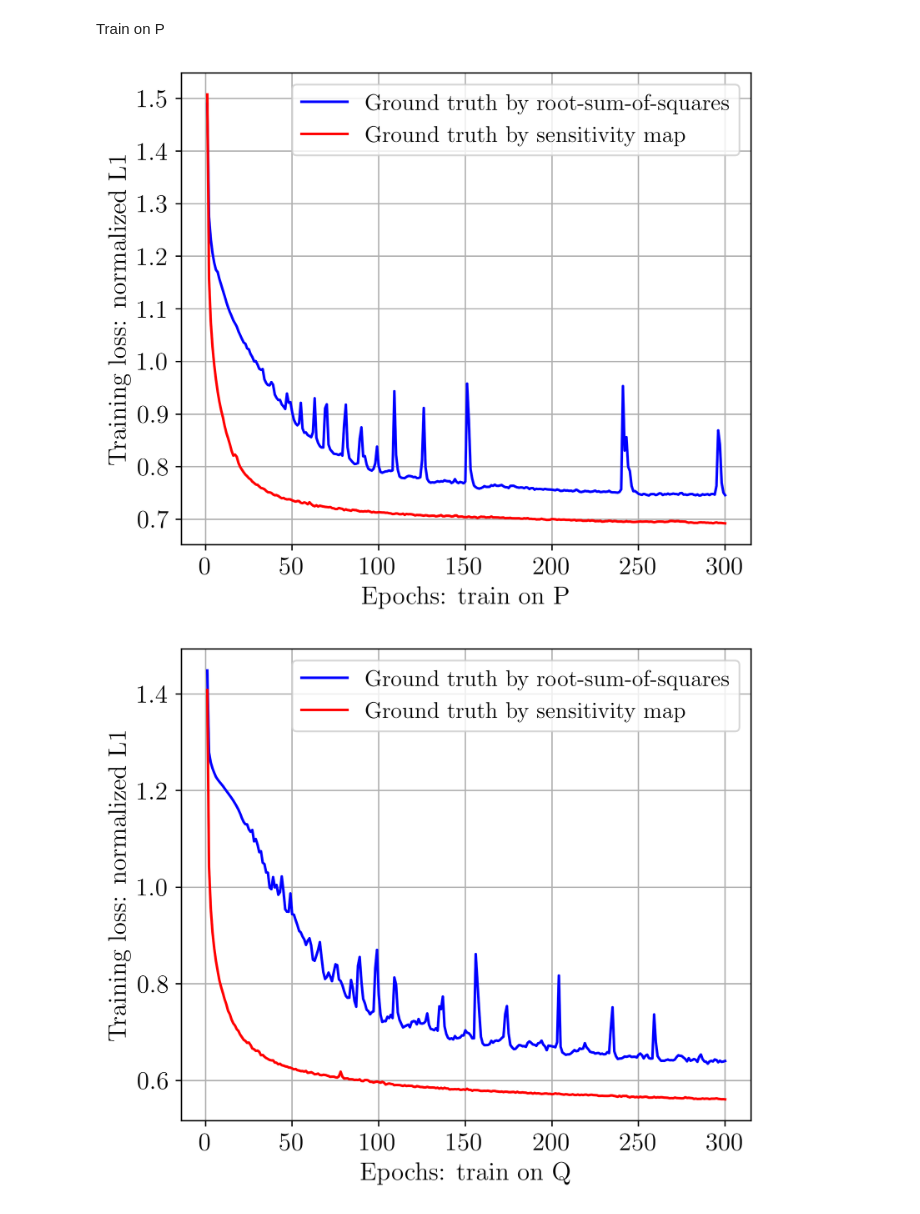
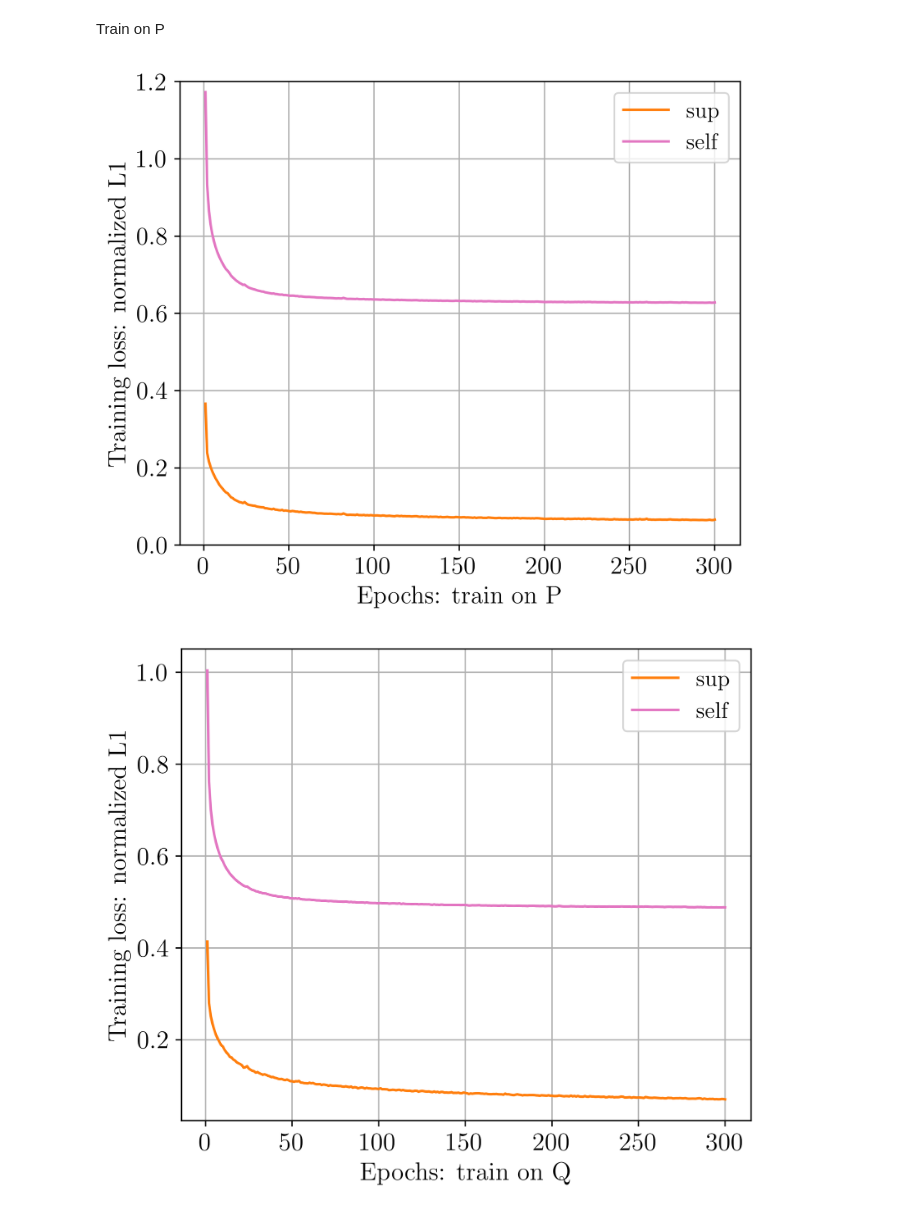
Before and after one commit to ChengYan97/metaMRI, a Jupyter notebook: thesis/revisit_TTT/balance/plot_balance.ipynb, the cells around one changed output. Cells and saved outputs as stored; diff of their text form; code cells hidden in the pictures.

```diff
--- a/thesis/revisit_TTT/balance/plot_balance.ipynb
+++ b/thesis/revisit_TTT/balance/plot_balance.ipynb
@@ -28,33 +28,35 @@ Train on P
 # %%
 filename1 = f"/cheng/metaMRI/metaMRI/thesis/revisit_TTT/balance/run-metaMRI_save_E_tttpaper_sensmap_joint(l1_1e-5)P_T300_300epoch-tag-Training normalized L1 - sup loss.csv"
 df1 = pd.read_csv(filename1)
 filename2 = f"/cheng/metaMRI/metaMRI/thesis/revisit_TTT/balance/run-metaMRI_save_E_tttpaper_sensmap_joint(l1_1e-5)P_T300_300epoch-tag-Training normalized L1 - self loss.csv"
 df2 = pd.read_csv(filename2)
 
 plt.figure(figsize=(6,5),dpi=400)
 # alpha: transparency
 plt.plot(range(1, 301), df1['Value'], color=colors[7], label='sup')
 plt.plot(range(1, 301), df2['Value'], color=colors[8], label='self')
+plt.ylim(0, 1.2)
 plt.tick_params(axis='both', which='major', labelsize=FONTSIZE/2)
 plt.tick_params(axis='both', which='minor', labelsize=(FONTSIZE-2)/2)
 plt.xlabel('Epochs: train on P',fontsize=FONTSIZE/2)
 plt.ylabel('Training loss: normalized L1',fontsize=FONTSIZE/2)
 #plt.title('Out-of-distribution Q3 Adaptation', fontsize = FONTSIZE/2)
 plt.legend(fontsize = (FONTSIZE-3)/2)
 plt.grid(True)
 plt.show()
 # %% [output]
-[figure, old version]
+[figure, new version]
 # %%
-filename1 = f"/cheng/metaMRI/metaMRI/thesis/revisit_TTT/reproduce/run-metaMRI_save_E_tttpaper_rss_joint(l1_1e-5)Q_T300_300epoch-tag-Training normalized L1.csv"
+filename1 = f"/cheng/metaMRI/metaMRI/thesis/revisit_TTT/balance/run-metaMRI_save_E_tttpaper_sensmap_joint(l1_1e-5)Q_T300_300epoch-tag-Training normalized L1 - sup loss.csv"
 df1 = pd.read_csv(filename1)
-filename2 = f"/cheng/metaMRI/metaMRI/thesis/revisit_TTT/reproduce/run-metaMRI_save_E_tttpaper_sensmap_joint(l1_1e-5)Q_T300_300epoch-tag-Training normalized L1.csv"
+filename2 = f"/cheng/metaMRI/metaMRI/thesis/revisit_TTT/balance/run-metaMRI_save_E_tttpaper_sensmap_joint(l1_1e-5)Q_T300_300epoch-tag-Training normalized L1 - self loss.csv"
 df2 = pd.read_csv(filename2)
 
 plt.figure(figsize=(6,5),dpi=400)
 # alpha: transparency
-plt.plot(range(1, 301), df1['Value'], color=colors[0], label='Ground truth by root-sum-of-squares')
-plt.plot(range(1, 301), df2['Value'], color=colors[1], label='Ground truth by sensitivity map')
+plt.plot(range(1, 301), df1['Value'], color=colors[7], label='sup')
+plt.plot(range(1, 301), df2['Value'], color=colors[8], label='self')
+plt.ylim(0, 1.2)
 plt.tick_params(axis='both', which='major', labelsize=FONTSIZE/2)
 plt.tick_params(axis='both', which='minor', labelsize=(FONTSIZE-2)/2)
 plt.xlabel('Epochs: train on Q',fontsize=FONTSIZE/2)
@@ -64,4 +66,4 @@ plt.legend(fontsize = (FONTSIZE-3)/2)
 plt.grid(True)
 plt.show()
 # %% [output]
-[figure, old version]
+[figure, new version]
```
Also changed, not shown: parts of 6 cells of this notebook, 52 other files.
